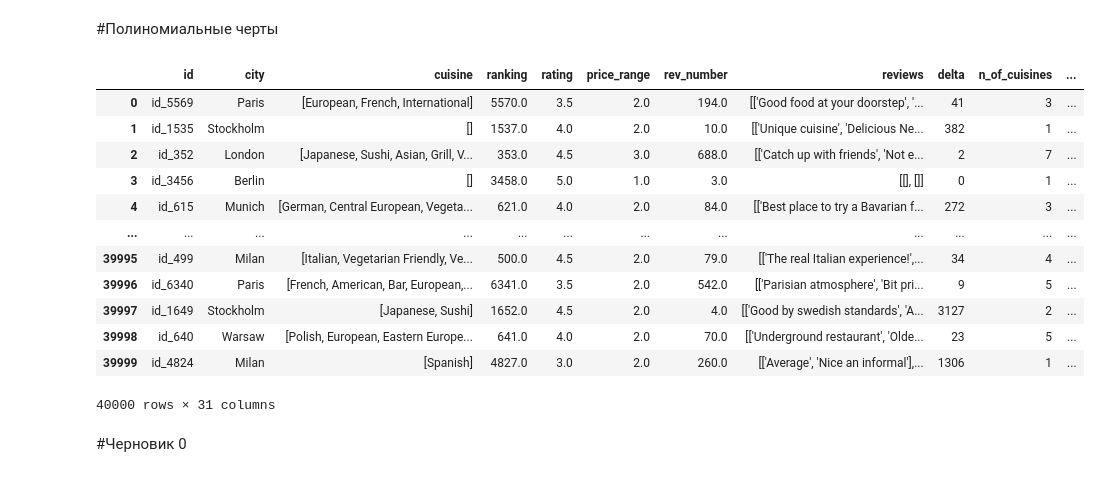
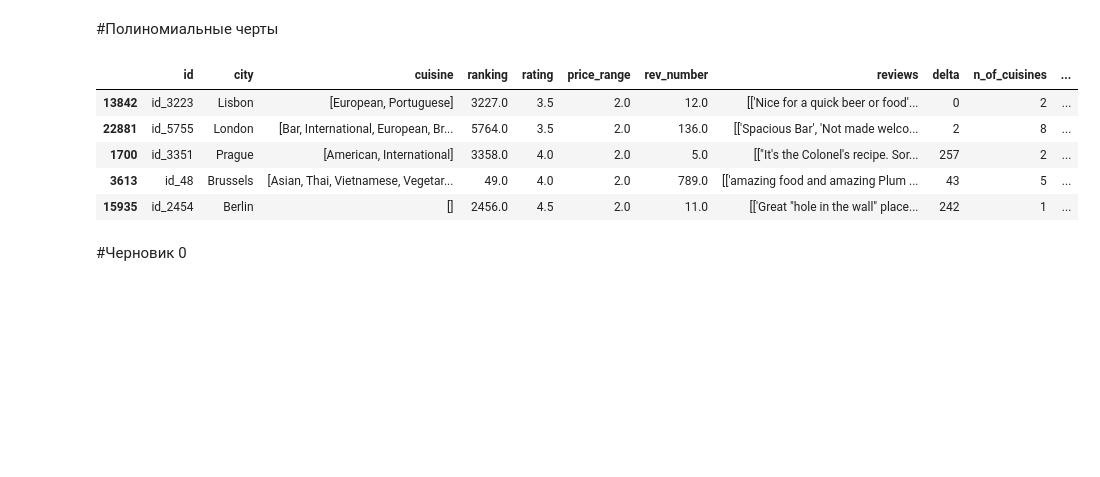
Before and after one commit to akitim/SkillFactory_projects, a Jupyter notebook: Проект_3_О_вкусной_и_здоровой_пище.ipynb, the cells around one changed output. Drawn from its saved outputs; the diff is of its cells as text; code cells hidden in the pictures; blank space fills up the shorter version.

```diff
--- a/Проект_3_О_вкусной_и_здоровой_пище.ipynb
+++ b/Проект_3_О_вкусной_и_здоровой_пище.ipynb
@@ -230,19 +221,17 @@ rest.loc[:, 'n_of_ids'] = rest.loc[:, 'id'].apply(lambda id: n_of_ids[id])
 #Заполнение пропусков
 # %%
 # before = rest.loc[rest.loc[:, 'price_range'] != 0 , 'price_range']
-# pd.get_dummies(rest, columns=['Cuisine Style'])
-# rest.loc[rest.loc[:, 'Cuisine Style'].apply(lambda r: pd.isna(r)), 'Cuisine Style']
 
 #первый вариант заполнения пропусков в rev_number средним по всем ресторанам
-mean_NoR = rest.loc[:, 'rev_number'].mean()
-rest.loc[:, 'rev_number'] = \
-rest.loc[:, 'rev_number'].apply(lambda r: r if not(pd.isna(r)) else mean_NoR)
+# mean_NoR = rest.loc[:, 'rev_number'].mean()
+# rest.loc[:, 'rev_number'] = \
+# rest.loc[:, 'rev_number'].apply(lambda r: r if not(pd.isna(r)) else mean_NoR)
 
-#второй вариант заполнения пропусков в rev_number средним по городу
-# mean_NoR_by_city = dict([
-#       (city, rest.loc[rest.loc[:, 'city'] == city, 'rev_number'].mean())\
-#       for city in rest.loc[:, 'city'].unique()
-# ])
+# второй вариант заполнения пропусков в rev_number средним по городу
+mean_NoR_by_city = dict([
+      (city, rest.loc[rest.loc[:, 'city'] == city, 'rev_number'].mean())\
+      for city in rest.loc[:, 'city'].unique()
+])
 
 rest.loc[:, 'rev_number'].\
     fillna(rest.loc[:, 'city'].\
@@ -282,33 +271,26 @@ rest.loc[rest.loc[:, 'price_range'].apply(pd.isna), 'city'].apply(
 # %%
 from sklearn.preprocessing import PolynomialFeatures
 import numpy as np
 
 pf = PolynomialFeatures(3)
 poly_features = pf.fit_transform(
     rest.loc[:, ['rev_number', 'ranking']]
 )
 # pd.DataFrame(poly_features).iloc[:, 1:9]
 rest = pd.concat([
          rest,
          pd.DataFrame(poly_features) #.iloc[:, 1:9]
          ],
          axis=1
 )
-rest
+rest.sample(5)
 # %% [output]
 |  | id | city | cuisine | ranking | rating | price_range | rev_number | reviews | delta | n_of_cuisines | ... |
-| 0 | id_5569 | Paris | [European, French, International] | 5570.0 | 3.5 | 2.0 | 194.0 | [['Good food at your doorstep', '... | 41 | 3 | ... |
-| 1 | id_1535 | Stockholm | [] | 1537.0 | 4.0 | 2.0 | 10.0 | [['Unique cuisine', 'Delicious Ne... | 382 | 1 | ... |
-| 2 | id_352 | London | [Japanese, Sushi, Asian, Grill, V... | 353.0 | 4.5 | 3.0 | 688.0 | [['Catch up with friends', 'Not e... | 2 | 7 | ... |
-| 3 | id_3456 | Berlin | [] | 3458.0 | 5.0 | 1.0 | 3.0 | [[], []] | 0 | 1 | ... |
-| 4 | id_615 | Munich | [German, Central European, Vegeta... | 621.0 | 4.0 | 2.0 | 84.0 | [['Best place to try a Bavarian f... | 272 | 3 | ... |
-| ... | ... | ... | ... | ... | ... | ... | ... | ... | ... | ... | ... |
-| 39995 | id_499 | Milan | [Italian, Vegetarian Friendly, Ve... | 500.0 | 4.5 | 2.0 | 79.0 | [['The real Italian experience!',... | 34 | 4 | ... |
-| 39996 | id_6340 | Paris | [French, American, Bar, European,... | 6341.0 | 3.5 | 2.0 | 542.0 | [['Parisian atmosphere', 'Bit pri... | 9 | 5 | ... |
-| 39997 | id_1649 | Stockholm | [Japanese, Sushi] | 1652.0 | 4.5 | 2.0 | 4.0 | [['Good by swedish standards', 'A... | 3127 | 2 | ... |
-| 39998 | id_640 | Warsaw | [Polish, European, Eastern Europe... | 641.0 | 4.0 | 2.0 | 70.0 | [['Underground restaurant', 'Olde... | 23 | 5 | ... |
-| 39999 | id_4824 | Milan | [Spanish] | 4827.0 | 3.0 | 2.0 | 260.0 | [['Average', 'Nice an informal'],... | 1306 | 1 | ... |
+| 13842 | id_3223 | Lisbon | [European, Portuguese] | 3227.0 | 3.5 | 2.0 | 12.0 | [['Nice for a quick beer or food'... | 0 | 2 | ... |
+| 22881 | id_5755 | London | [Bar, International, European, Br... | 5764.0 | 3.5 | 2.0 | 136.0 | [['Spacious Bar', 'Not made welco... | 2 | 8 | ... |
+| 1700 | id_3351 | Prague | [American, International] | 3358.0 | 4.0 | 2.0 | 5.0 | [["It's the Colonel's recipe. Sor... | 257 | 2 | ... |
+| 3613 | id_48 | Brussels | [Asian, Thai, Vietnamese, Vegetar... | 49.0 | 4.0 | 2.0 | 789.0 | [['amazing food and amazing Plum ... | 43 | 5 | ... |
+| 15935 | id_2454 | Berlin | [] | 2456.0 | 4.5 | 2.0 | 11.0 | [['Great "hole in the wall" place... | 242 | 1 | ... |
-40000 rows × 31 columns
 # %% [markdown]
 #Черновик 0
 # %%
```
Also changed, not shown: parts of 8 cells of this notebook.
